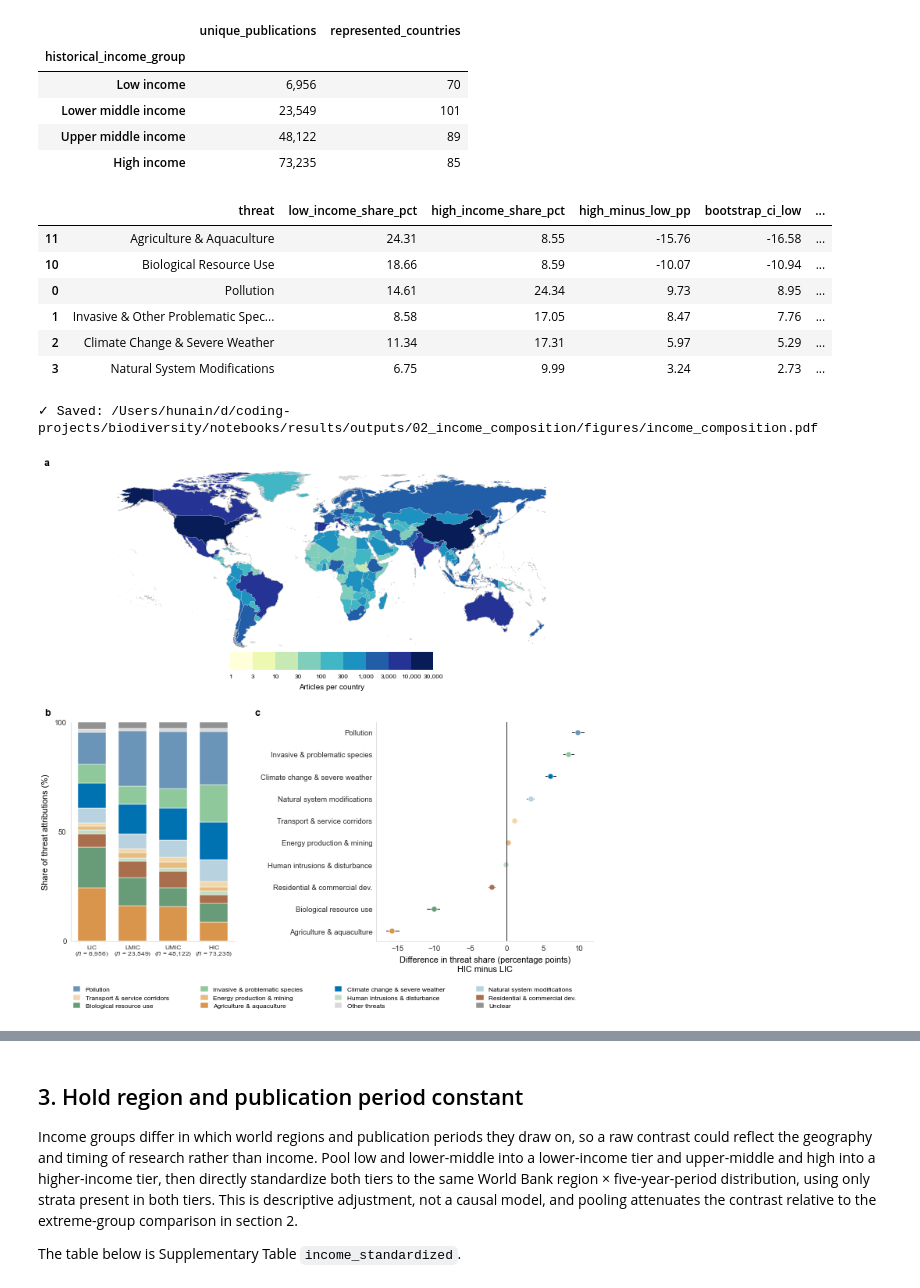
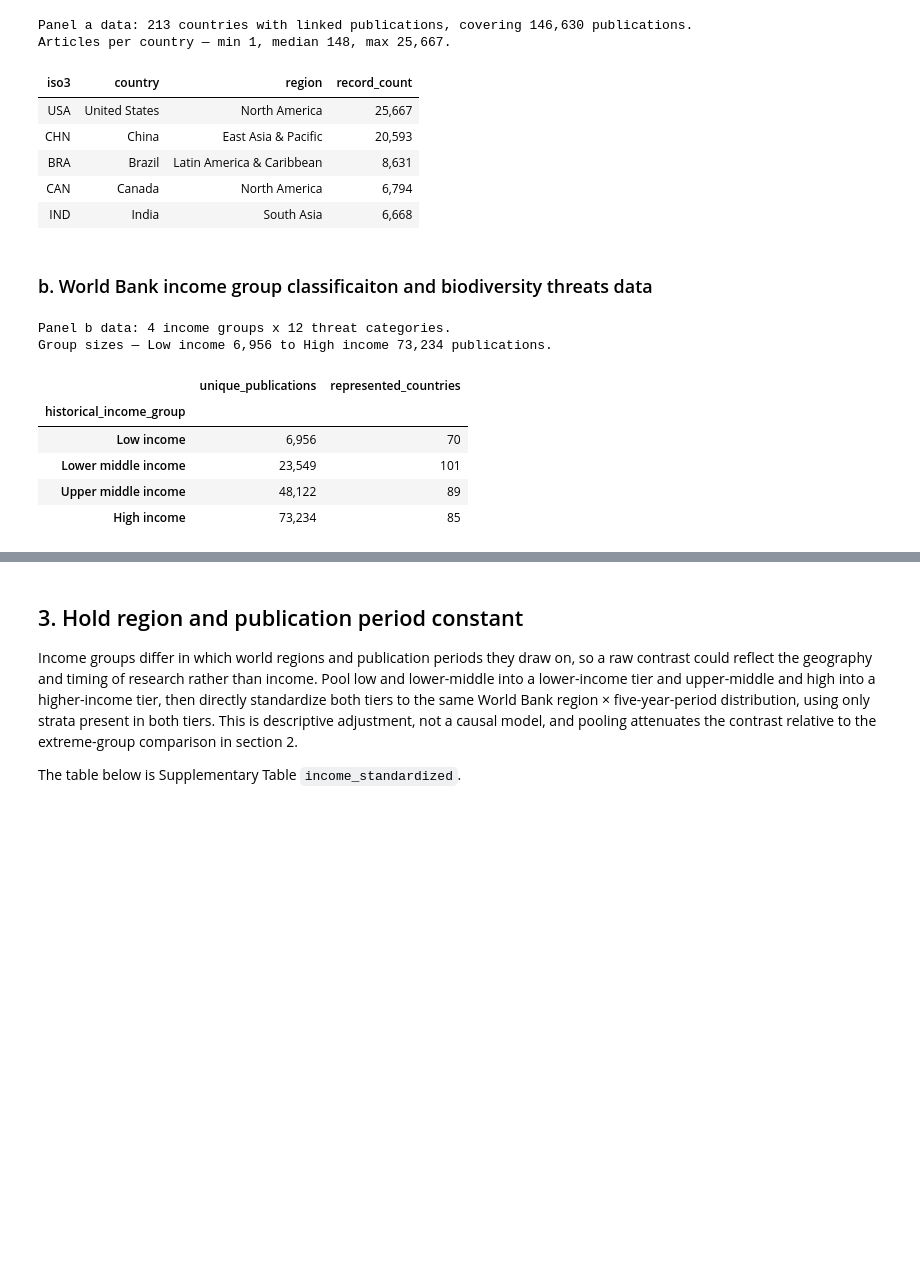
Before and after one commit to hunaindot/biodiversity-change-systematic-map, a Jupyter notebook: notebooks/results/02_income_composition.ipynb, the cells around one changed output, grey strips where cells are left out. Cells and saved outputs as stored; diff of their text form; code cells hidden in the pictures; blank space fills up the shorter version.

```diff
--- a/notebooks/results/02_income_composition.ipynb
+++ b/notebooks/results/02_income_composition.ipynb
@@ -173,61 +174,52 @@ the contrasts quoted in the main text.
+# %%
+map_counts = country_counts["record_count"]
+print(
+    f"Panel a data: {len(country_counts):,} countries with linked publications, "
+    f"covering {figure_publication_count:,} publications.\n"
+    f"Articles per country — min {map_counts.min():,}, "
+    f"median {int(map_counts.median()):,}, max {map_counts.max():,}."
+)
+display(
+    country_counts.sort_values("record_count", ascending=False)
+    .head(5)
+    .style.format({"record_count": "{:,}"})
+    .hide(axis="index")
+)
+# %% [output]
+Panel a data: 213 countries with linked publications, covering 146,630 publications.
+Articles per country — min 1, median 148, max 25,667.
+| iso3 | country | region | record_count |
+| USA | United States | North America | 25,667 |
+| CHN | China | East Asia & Pacific | 20,593 |
+| BRA | Brazil | Latin America & Caribbean | 8,631 |
+| CAN | Canada | North America | 6,794 |
+| IND | India | South Asia | 6,668 |
+# %% [markdown]
+### b. World Bank income group classificaiton and biodiversity threats data
 # %%
 composition_analysis = driver_composition.analyze_income_composition(
     linked_country_df,
     threat_order=THREAT_ORDER,
     income_groups=INCOME_GROUPS,
     n_bootstrap=DRIVER_CONFIG["bootstrap_replicates"],
     seed=DRIVER_CONFIG["random_seed"],
 )
 observed_threat_order = composition_analysis.observed_threat_order
 
+group_sizes = composition_analysis.group_counts["unique_publications"]
+print(
+    f"Panel b data: {len(INCOME_GROUPS)} income groups x "
+    f"{len(observed_threat_order)} threat categories.\n"
+    f"Group sizes — {group_sizes.idxmin()} {group_sizes.min():,} to "
+    f"{group_sizes.idxmax()} {group_sizes.max():,} publications."
+)
 display(composition_analysis.group_counts.style.format("{:,}"))
-display(
-    composition_analysis.extreme_contrast.assign(
-        absolute_difference=lambda df: df["high_minus_low_pp"].abs()
-    )
-    .nlargest(6, "absolute_difference")[
-        [
-            "threat",
-            "low_income_share_pct",
-            "high_income_share_pct",
-            "high_minus_low_pp",
-            "bootstrap_ci_low",
-            "bootstrap_ci_high",
-        ]
-    ]
-    .round(2)
-)
-
-composition_figure = driver_composition.plot_income_composition(
-    composition_analysis,
-    income_groups=INCOME_GROUPS,
-    threat_colors=THREAT_COLORS,
-    threat_names=THREAT_DISPLAY_NAMES,
-    country_counts=country_counts,
-    polygons=country_polygons,
-    contrast_excluded_threats=DRIVER_CONFIG["contrast_plot_excluded_threats"],
-)
-visualization.save_figure(
-    composition_figure,
-    FIGURE_DIR / DRIVER_CONFIG["composition_figure_filename"],
-    formats=["pdf"],
-    dpi=300,
-    pad_inches=0.05,
-)
-plt.show()
 # %% [output]
+Panel b data: 4 income groups x 12 threat categories.
+Group sizes — Low income 6,956 to High income 73,234 publications.
 |  | unique_publications | represented_countries |
 | historical_income_group |  |  |
 | Low income | 6,956 | 70 |
 | Lower middle income | 23,549 | 101 |
 | Upper middle income | 48,122 | 89 |
-| High income | 73,235 | 85 |
+| High income | 73,234 | 85 |
-|  | threat | low_income_share_pct | high_income_share_pct | high_minus_low_pp | bootstrap_ci_low | ... |
-| 11 | Agriculture & Aquaculture | 24.31 | 8.55 | -15.76 | -16.58 | ... |
-| 10 | Biological Resource Use | 18.66 | 8.59 | -10.07 | -10.94 | ... |
-| 0 | Pollution | 14.61 | 24.34 | 9.73 | 8.95 | ... |
-| 1 | Invasive & Other Problematic Spec... | 8.58 | 17.05 | 8.47 | 7.76 | ... |
-| 2 | Climate Change & Severe Weather | 11.34 | 17.31 | 5.97 | 5.29 | ... |
-| 3 | Natural System Modifications | 6.75 | 9.99 | 3.24 | 2.73 | ... |
-✓ Saved: /Users/hunain/d/coding-projects/biodiversity/notebooks/results/outputs/02_income_composition/figures/income_composition.pdf
-[figure, removed]
```
Also changed, not shown: parts of 17 cells of this notebook, 20 other files.
